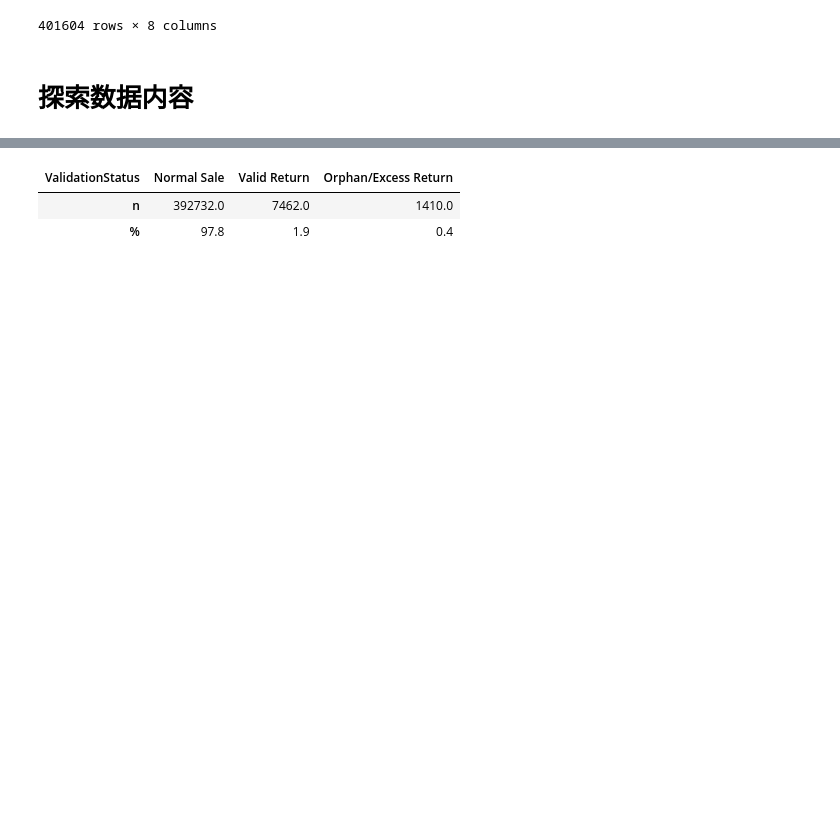
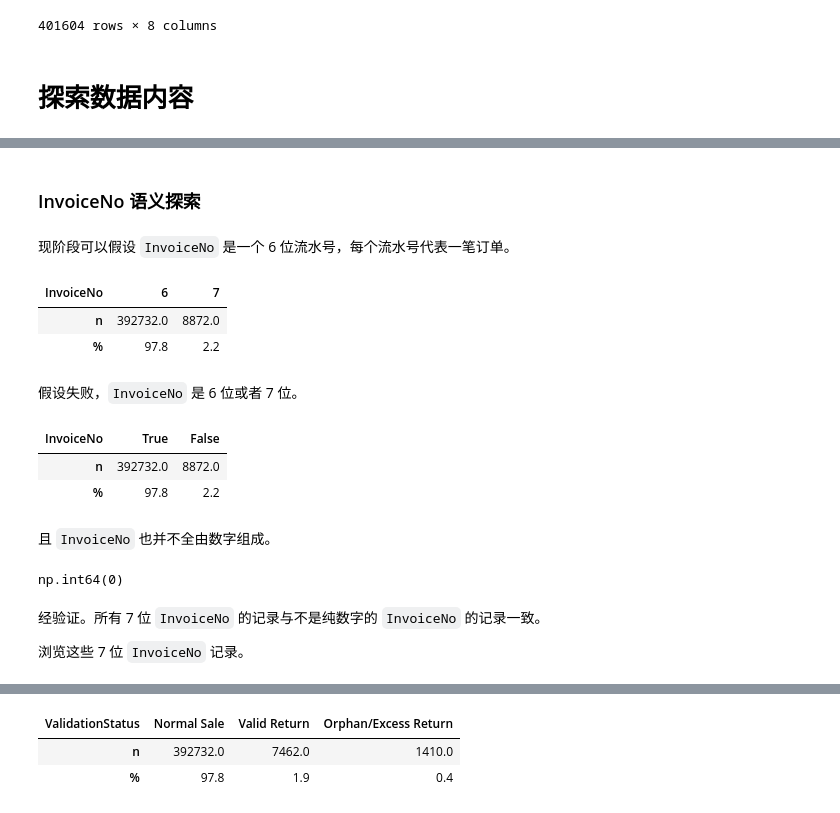
Before and after one commit to ReAllTh/blog, a Jupyter notebook: posts/data_analysis/customer_segmentation/index.ipynb, the cells around one changed output, grey strips where cells are left out. Saved outputs shown, nothing was run; the diff lists cells and outputs as text; code cells hidden in the pictures; blank space fills up the shorter version.

```diff
--- a/posts/data_analysis/customer_segmentation/index.ipynb
+++ b/posts/data_analysis/customer_segmentation/index.ipynb
@@ -209,0 +168,41 @@ H1 成立。
+# %% [markdown]
+### InvoiceNo 语义探索
+# %% [markdown]
+现阶段可以假设 `InvoiceNo` 是一个 6 位流水号，每个流水号代表一笔订单。
+# %%
+# check if InvoiceNO a fixed 6 width number
+value_counts_invoice_no_len = data_origin['InvoiceNo'].str.len().value_counts()
+
+pd.DataFrame({
+    'n': value_counts_invoice_no_len,
+    '%': round((value_counts_invoice_no_len / len(data_origin) * 100), 1)
+}).T
+# %% [output]
+| InvoiceNo | 6 | 7 |
+| n | 392732.0 | 8872.0 |
+| % | 97.8 | 2.2 |
+# %% [markdown]
+假设失败，`InvoiceNo` 是 6 位或者 7 位。
+# %%
+value_counts_invoice_no_isnumeric = data_origin['InvoiceNo'].str.isnumeric().value_counts()
+
+pd.DataFrame({
+    'n': value_counts_invoice_no_isnumeric,
+    '%': round((value_counts_invoice_no_isnumeric / len(data_origin) * 100), 1)
+}).T
+# %% [output]
+| InvoiceNo | True | False |
+| n | 392732.0 | 8872.0 |
+| % | 97.8 | 2.2 |
+# %% [markdown]
+且 `InvoiceNo` 也并不全由数字组成。
+# %%
+mask_7_len_invoice_no = data_origin['InvoiceNo'].str.len() == 7
+mask_numeric_invoice_no = data_origin['InvoiceNo'].str.isnumeric()
+(mask_7_len_invoice_no != ~mask_numeric_invoice_no).sum()
+# %% [output]
+np.int64(0)
+# %% [markdown]
+经验证。所有 7 位 `InvoiceNo` 的记录与不是纯数字的 `InvoiceNo` 的记录一致。
+
+浏览这些 7 位 `InvoiceNo` 记录。
```
Also changed, not shown: parts of 64 cells of this notebook.
